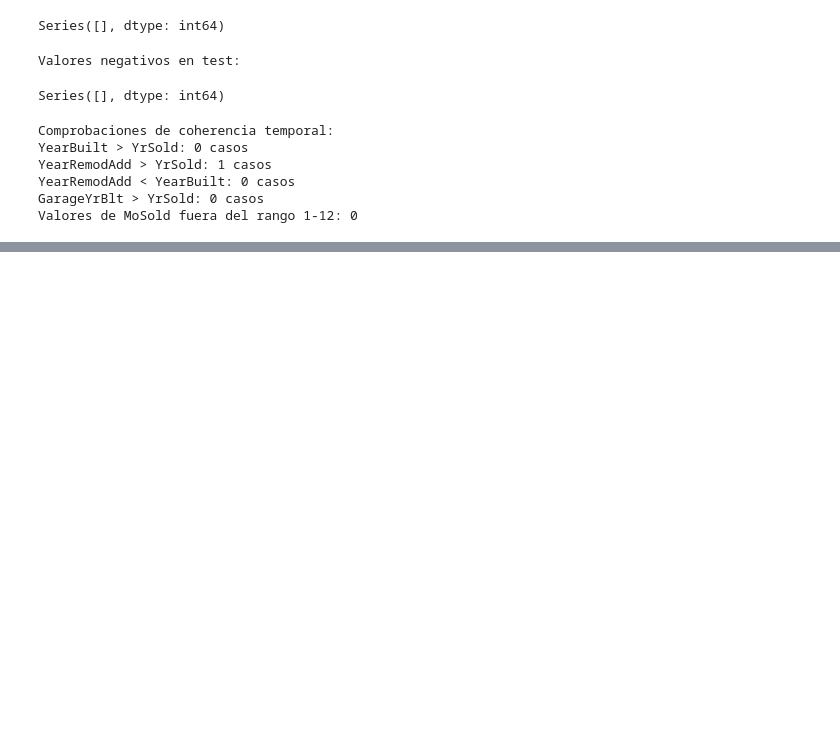
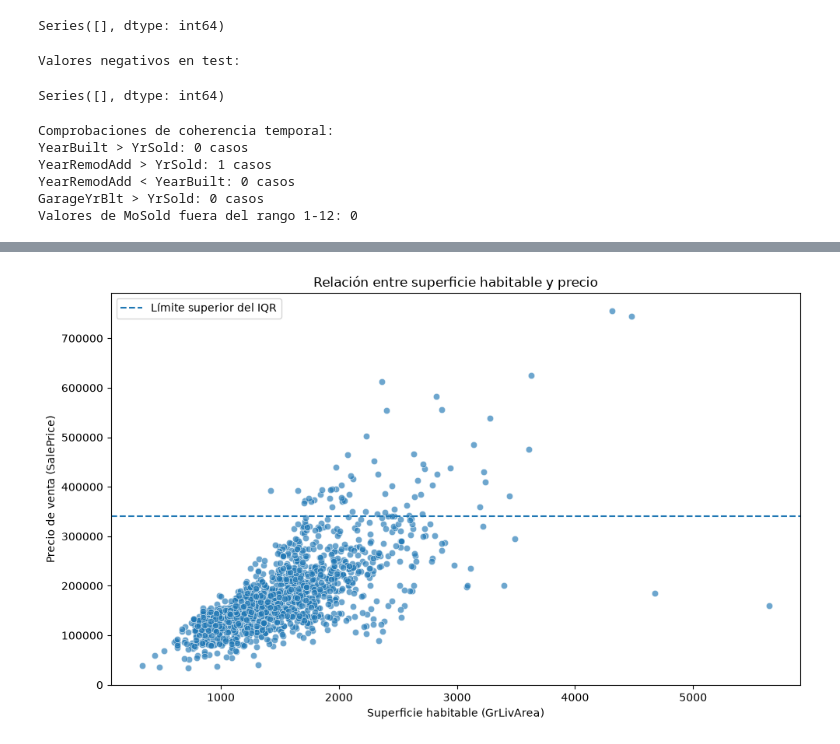
Before and after one commit to AdriaFerOrtiz/house-prices-machine-learning, a Jupyter notebook: notebooks/01_data_audit_eda.ipynb, the cells around one changed output, grey strips where cells are left out. Drawn from its saved outputs; the diff is of its cells as text; code cells hidden in the pictures; blank space fills up the shorter version.

```diff
--- a/notebooks/01_data_audit_eda.ipynb
+++ b/notebooks/01_data_audit_eda.ipynb
@@ -566,0 +860,24 @@ Valores de MoSold fuera del rango 1-12: 0
+# %%
+plt.figure(figsize=(10, 6))
+
+sns.scatterplot(
+    data=train,
+    x="GrLivArea",
+    y="SalePrice",
+    alpha=0.65,
+)
+
+plt.axhline(
+    upper_bound,
+    linestyle="--",
+    label="Límite superior del IQR",
+)
+
+plt.title("Relación entre superficie habitable y precio")
+plt.xlabel("Superficie habitable (GrLivArea)")
+plt.ylabel("Precio de venta (SalePrice)")
+plt.legend()
+plt.tight_layout()
+plt.show()
+# %% [output]
+[figure, added]
```
Also changed, not shown: parts of 32 cells of this notebook.
